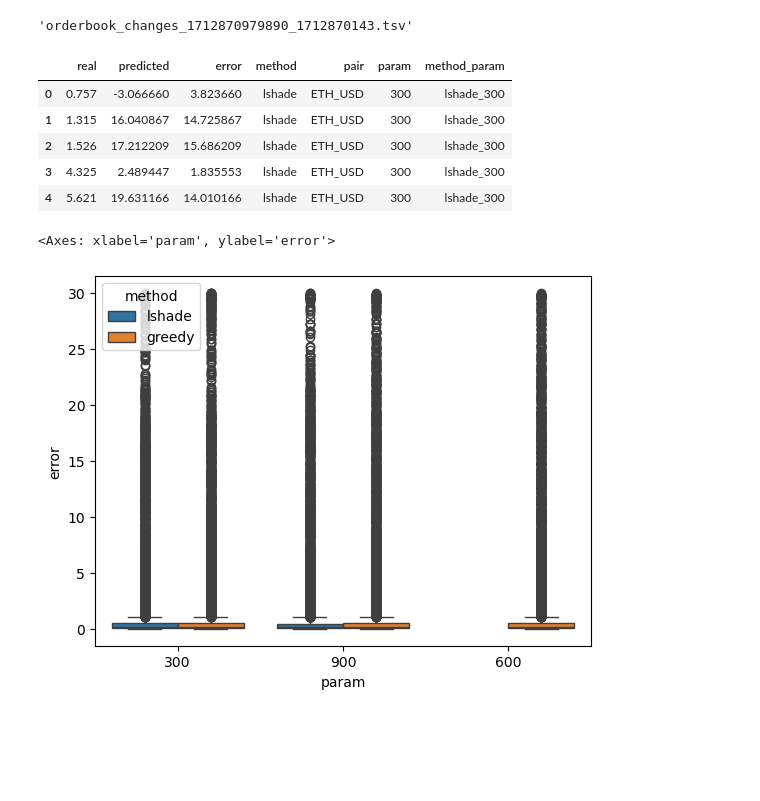
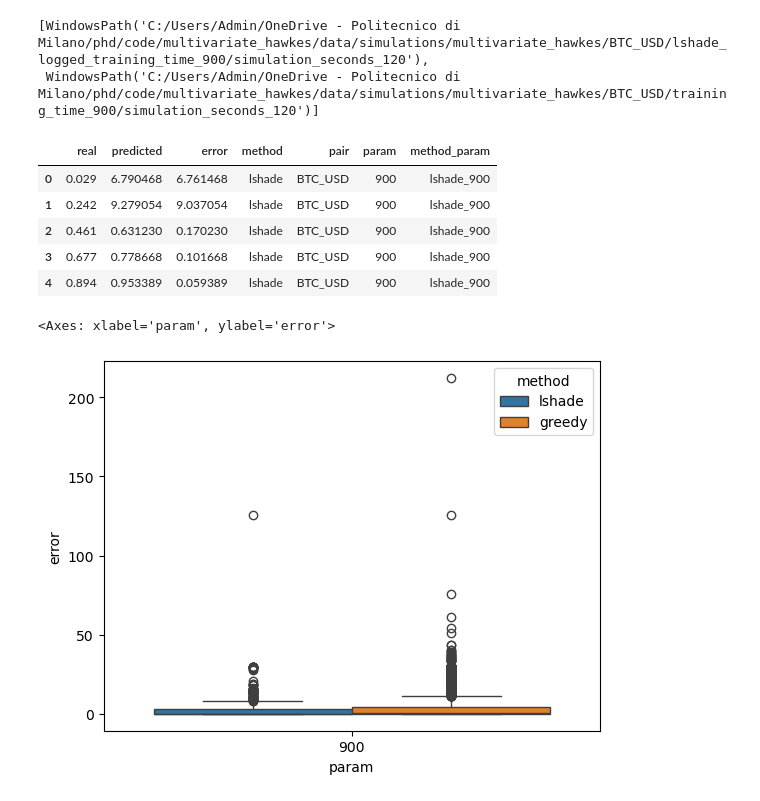
Before and after one commit to daxus4/multivariate_hawkes, a Jupyter notebook: notebook/n20241210_compare_greedy_lshade.ipynb, the cells around one changed output. Drawn from its saved outputs; the diff is of its cells as text; code cells hidden in the pictures; blank space fills up the shorter version.

Commit message:
for training

```diff
--- a/notebook/n20241210_compare_greedy_lshade.ipynb
+++ b/notebook/n20241210_compare_greedy_lshade.ipynb
@@ -4,49 +4,61 @@ import matplotlib.pyplot as plt
 import seaborn as sns
 from pathlib import Path
 
-SIMULATION_FOLDER = 'C:\\Users\\Admin\\Desktop\\phd\\multivariate_hawkes\\data\\simulations\\multivariate_hawkes\\ETH_USD'
+SIMULATION_FOLDER = "C:\\Users\\Admin\\OneDrive - Politecnico di Milano\\phd\\code\\multivariate_hawkes\\data\\simulations\\multivariate_hawkes\\BTC_USD"
-# %%
-file.
-# %% [output]
-'orderbook_changes_1712870979890_1712870143.tsv'
+# %%
+path = Path(SIMULATION_FOLDER)
+method_simulation_subdirs = [
+    d
+    for d in path.rglob("")
+    if d.is_dir()
+    and not any(child.is_dir() for child in d.iterdir())
+    and "900" in d.parts[-2]
+]
+method_simulation_subdirs
+# %% [output]
+[WindowsPath('C:/Users/Admin/OneDrive - Politecnico di Milano/phd/code/multivariate_hawkes/data/simulations/multivariate_hawkes/BTC_USD/lshade_logged_training_time_900/simulation_seconds_120'),
+ WindowsPath('C:/Users/Admin/OneDrive - Politecnico di Milano/phd/code/multivariate_hawkes/data/simulations/multivariate_hawkes/BTC_USD/training_time_900/simulation_seconds_120')]
 # %%
 path = Path(SIMULATION_FOLDER)
 method_simulation_subdirs = [
-    d for d in path.rglob("")
-    if d.is_dir() and not any(child.is_dir() for child in d.iterdir())
+    d
+    for d in path.rglob("")
+    if d.is_dir()
+    and not any(child.is_dir() for child in d.iterdir())
+    and "900" in d.parts[-2]
 ]
 
 dfs_list = []
 for method_simulation_subdir in method_simulation_subdirs:
     params = method_simulation_subdir.parts[-4:-1]
 
     dfs = []
-    for file in method_simulation_subdir.glob('orderbook_changes_*.tsv'):
-        df = pd.read_csv(file, sep='\t')
+    for file in list(method_simulation_subdir.glob("orderbook_changes_*.tsv")):
+        df = pd.read_csv(file, sep="\t")
         dfs.append(df)
 
     df = pd.concat(dfs)
-    df['error'] = (df['real'] - df['predicted']).abs()
-    df['method'] = 'lshade' if 'lshade' in str(method_simulation_subdir) else 'greedy'
-    df['pair'] = params[1]
-    df['param'] = params[2][-3:]
+    df["error"] = (df["real"] - df["predicted"]).abs()
+    df["method"] = "lshade" if "lshade" in str(method_simulation_subdir) else "greedy"
+    df["pair"] = params[1]
+    df["param"] = params[2][-3:]
 
     dfs_list.append(df)
 
 df = pd.concat(dfs_list)
-df['method_param'] = df['method'] + '_' + df['param']
+df["method_param"] = df["method"] + "_" + df["param"]
 df = df.reset_index(drop=True)
 df.head()
 # %% [output]
 |  | real | predicted | error | method | pair | param | method_param |
-| 0 | 0.757 | -3.066660 | 3.823660 | lshade | ETH_USD | 300 | lshade_300 |
-| 1 | 1.315 | 16.040867 | 14.725867 | lshade | ETH_USD | 300 | lshade_300 |
-| 2 | 1.526 | 17.212209 | 15.686209 | lshade | ETH_USD | 300 | lshade_300 |
-| 3 | 4.325 | 2.489447 | 1.835553 | lshade | ETH_USD | 300 | lshade_300 |
-| 4 | 5.621 | 19.631166 | 14.010166 | lshade | ETH_USD | 300 | lshade_300 |
+| 0 | 0.029 | 6.790468 | 6.761468 | lshade | BTC_USD | 900 | lshade_900 |
+| 1 | 0.242 | 9.279054 | 9.037054 | lshade | BTC_USD | 900 | lshade_900 |
+| 2 | 0.461 | 0.631230 | 0.170230 | lshade | BTC_USD | 900 | lshade_900 |
+| 3 | 0.677 | 0.778668 | 0.101668 | lshade | BTC_USD | 900 | lshade_900 |
+| 4 | 0.894 | 0.953389 | 0.059389 | lshade | BTC_USD | 900 | lshade_900 |
 # %%
-sns.boxplot(x='param', y='error', data=df, hue='method')
+sns.boxplot(x="param", y="error", data=df, hue="method")
 # %% [output]
 <Axes: xlabel='param', ylabel='error'>
-[figure, old version]
+[figure, new version]
 # %%
```
Also changed, not shown: parts of 1 cell of this notebook, 12 other files.
